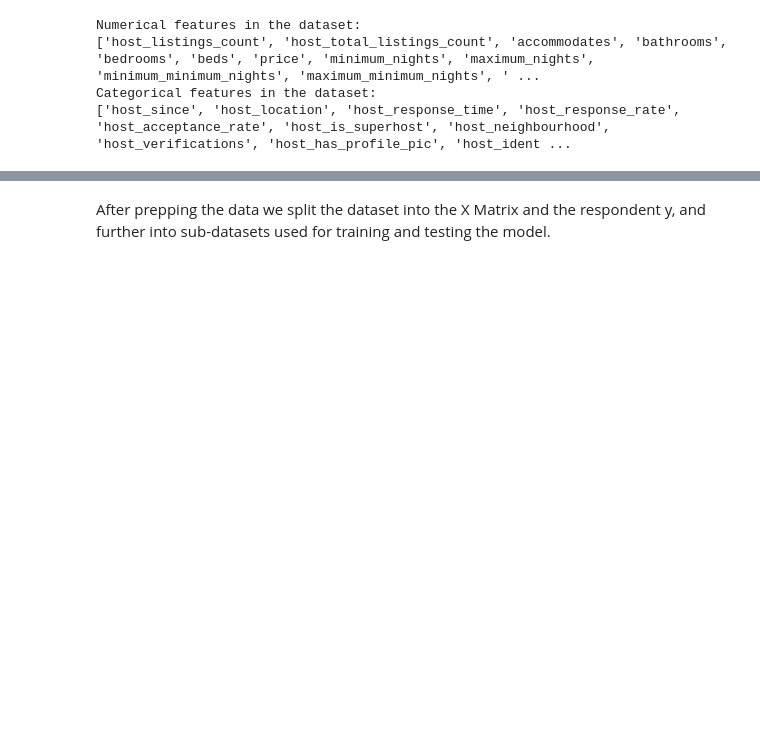
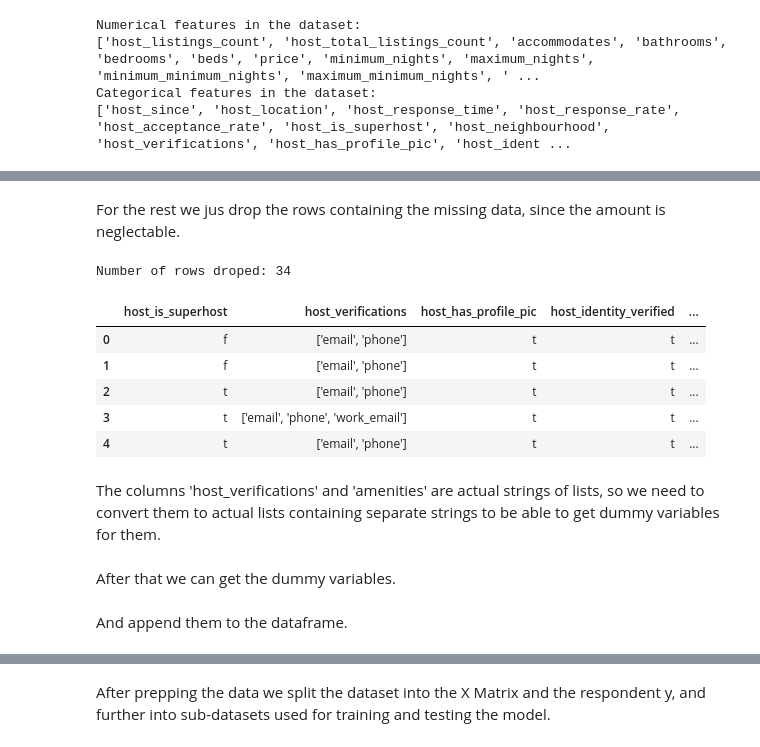
Before and after one commit to Daniel-Hutcheson/airbnb_berlin, a Jupyter notebook: prediction_model.ipynb, the cells around one changed output, grey strips where cells are left out. Saved outputs shown, nothing was run; the diff lists cells and outputs as text; code cells hidden in the pictures; blank space fills up the shorter version.

Commit message:
almost done with dummy vars for catvars

```diff
--- a/prediction_model.ipynb
+++ b/prediction_model.ipynb
@@ -50,0 +211,2 @@ Categorical features in the dataset:
+# %%
+df = df.drop(columns=['host_response_time','host_response_rate','host_acceptance_rate']).copy()
@@ -50,0 +223,21 @@ Categorical features in the dataset:
+# %% [markdown]
+For the rest we jus drop the rows containing the missing data, since the amount is neglectable.
+# %%
+num_rows_before_drop = df.shape[0]
+df = df.dropna(subset=['host_is_superhost','host_has_profile_pic','host_identity_verified','bathrooms_text'], axis=0).copy()
+num_rows_after_drop = df.shape[0]
+
+print(f'Number of rows droped: {num_rows_before_drop - num_rows_after_drop}')
+# %% [output]
+Number of rows droped: 34
+# %%
+df.select_dtypes(include=['object']).head()
+# %% [output]
+|  | host_is_superhost | host_verifications | host_has_profile_pic | host_identity_verified | ... |
+| 0 | f | ['email', 'phone'] | t | t | ... |
+| 1 | f | ['email', 'phone'] | t | t | ... |
+| 2 | t | ['email', 'phone'] | t | t | ... |
+| 3 | t | ['email', 'phone', 'work_email'] | t | t | ... |
+| 4 | t | ['email', 'phone'] | t | t | ... |
+# %% [markdown]
+The columns 'host_verifications' and 'amenities' are actual strings of lists, so we need to convert them to actual lists containing separate strings to be able to get dummy variables for them.
@@ -50,0 +247,2 @@ Categorical features in the dataset:
+# %% [markdown]
+After that we can get the dummy variables.
@@ -50,0 +252,2 @@ Categorical features in the dataset:
+# %% [markdown]
+And append them to the dataframe.
```
Also changed, not shown: parts of 40 cells of this notebook.
